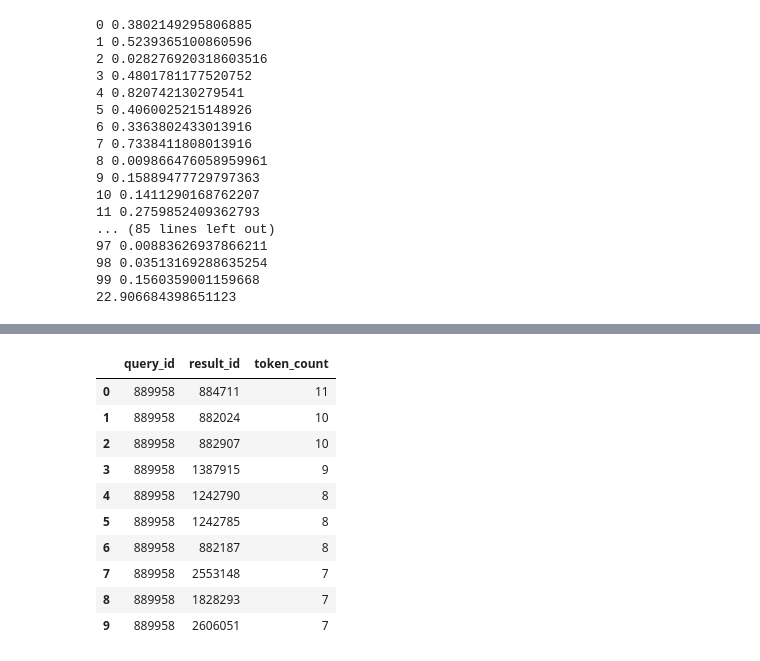
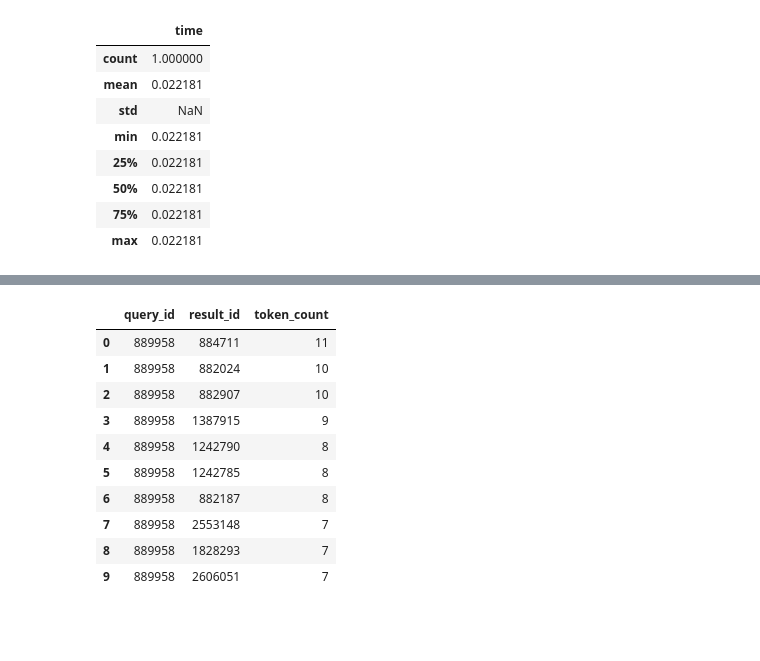
Before and after one commit to nanni00/datalake-table-finder, a Jupyter notebook: experiments/graph/test.ipynb, the cells around one changed output, grey strips where cells are left out. Saved outputs shown, nothing was run; the diff lists cells and outputs as text; code cells hidden in the pictures; blank space fills up the shorter version.

```diff
--- a/experiments/graph/test.ipynb
+++ b/experiments/graph/test.ipynb
@@ -7,61 +7,64 @@ import pandas as pd
 import mmh3
 from collections import Counter
 # %%
+from tqdm import tqdm
+
+
 small = True
 
 USER = "neo4j"
 PASSWD = "12345678"
 
 AUTH = (USER, PASSWD)
 DATABASE = "neo4j"
 URI = f"bolt://localhost:7687"
 
 
-random_query = "MATCH (t:Table) RETURN t.table_id, rand() as r ORDER BY r LIMIT 100"
+random_query = "MATCH (t:Table) RETURN t.table_id, rand() as r ORDER BY r LIMIT 10"
 
 query = """
-    MATCH (n:Table WHERE n.table_id = $_query_id)-[r:HAS]->(t:Token)<-[p:HAS]-(m:Table WHERE m.table_id <> $_query_id)
+    UNWIND $query_ids AS _query_id
+    CALL {
+        WITH _query_id
+        MATCH (n:Table WHERE n.table_id = _query_id)-[r:HAS]->(t:Token)<-[p:HAS]-(m:Table WHERE m.table_id <> _query_id)
+        RETURN n.table_id AS query_id, m.table_id AS result_id,
+            SUM(
+                CASE
+                    WHEN r.token_count >= p.token_count THEN p.token_count
+                    ELSE r.token_count
+                END
+            ) AS token_count
+            ORDER BY token_count DESC
+            LIMIT 10
+    }
     RETURN
-        n.table_id as query_id,
-        m.table_id as result_id,
-        SUM(
-            CASE
-                WHEN r.token_count >= p.token_count THEN p.token_count
-                ELSE r.token_count
-            END
-        ) AS token_count
-        ORDER BY token_count DESC
-        LIMIT 10
+        query_id,
+        result_id,
+        token_count
 """
 
+steps = []
+results = []
+s = 100
 with GraphDatabase.driver(uri=URI, auth=AUTH) as driver:
     with driver.session(database=DATABASE) as session:
         query_ids = [x[0] for x in session.run(query=random_query).values()]
 
-        start = time()
-        stepsize = 1
-        for i, query_id in enumerate(query_ids):
-            step = time()
-            results = session.run(query=query, parameters={"_query_id": query_id}).values()
-            print(i, time() - step)
-        # results.pivot_table(values=['token_count'], index=['query_id', 'result_id'], aggfunc='sum')
+        for i in range(0, len(query_ids), s):
+            start = time()
+            results += session.run(query=query, parameters={"query_ids": query_ids[i:i+s]}).values()
+            steps.append(time() - start)
 
-print(time() - start)
+df = pd.DataFrame(steps, columns=['time'])
+df['time'] /= s
+df.describe()
 # %% [output]
-0 0.3802149295806885
-1 0.5239365100860596
-2 0.028276920318603516
-3 0.4801781177520752
-4 0.820742130279541
-5 0.4060025215148926
-6 0.3363802433013916
-7 0.7338411808013916
-8 0.009866476058959961
-9 0.15889477729797363
-10 0.1411290168762207
-11 0.2759852409362793
-... (85 lines left out)
-97 0.00883626937866211
-98 0.03513169288635254
-99 0.1560359001159668
-22.906684398651123
+|  | time |
+| count | 1.000000 |
+| mean | 0.022181 |
+| std | NaN |
+| min | 0.022181 |
+| 25% | 0.022181 |
+| 50% | 0.022181 |
+| 75% | 0.022181 |
+| max | 0.022181 |
```
Also changed, not shown: parts of 7 cells of this notebook, 14 other files.
